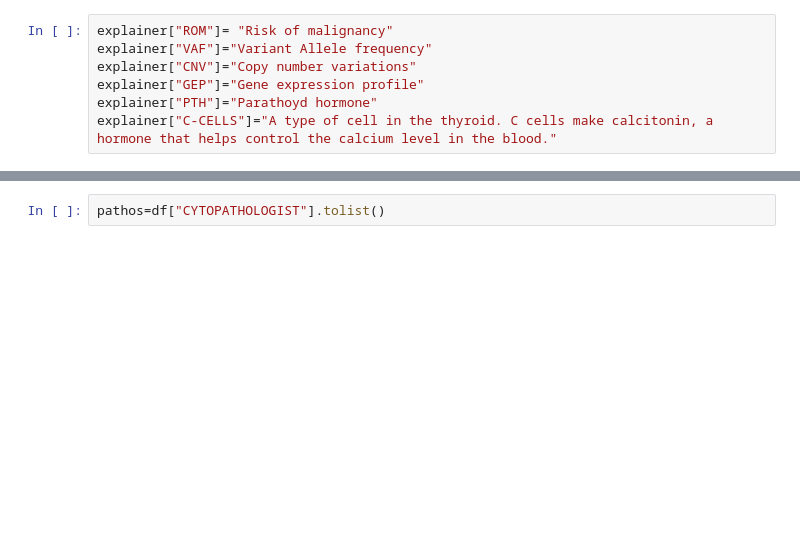
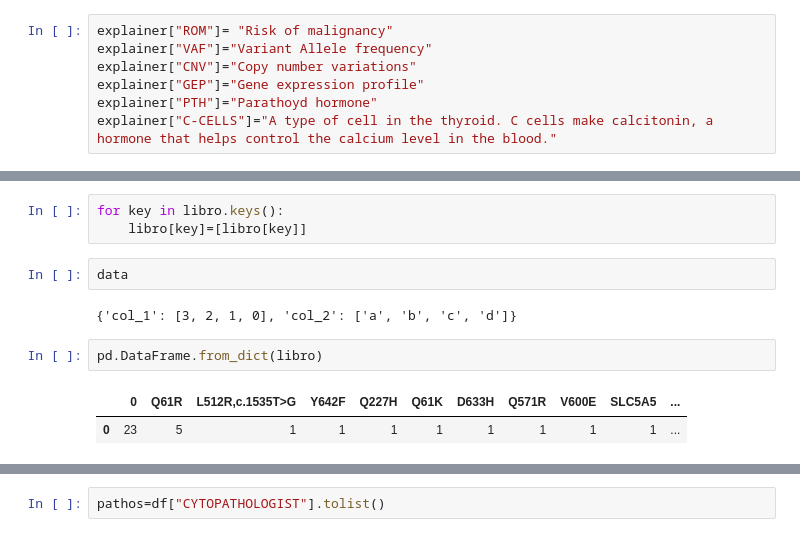
Before and after one commit to mathmax-team/USCAP_Thyroid, a Jupyter notebook: data/USCAP_data.ipynb, the cells around one changed output, grey strips where cells are left out. Cells and saved outputs as stored; diff of their text form; blank space fills up the shorter version.

```diff
--- a/data/USCAP_data.ipynb
+++ b/data/USCAP_data.ipynb
@@ -28,0 +92,12 @@ explainer["C-CELLS"]="A type of cell in the thyroid. C cells make calcitonin, a
+# %%
+for key in libro.keys():
+    libro[key]=[libro[key]]
+# %%
+data
+# %% [output]
+{'col_1': [3, 2, 1, 0], 'col_2': ['a', 'b', 'c', 'd']}
+# %%
+pd.DataFrame.from_dict(libro)
+# %% [output]
+|  | 0 | Q61R | L512R,c.1535T>G | Y642F | Q227H | Q61K | D633H | Q571R | V600E | SLC5A5 | ... |
+| 0 | 23 | 5 | 1 | 1 | 1 | 1 | 1 | 1 | 1 | 1 | ... |
```
Also changed, not shown: parts of 37 cells of this notebook, 7 other files.
